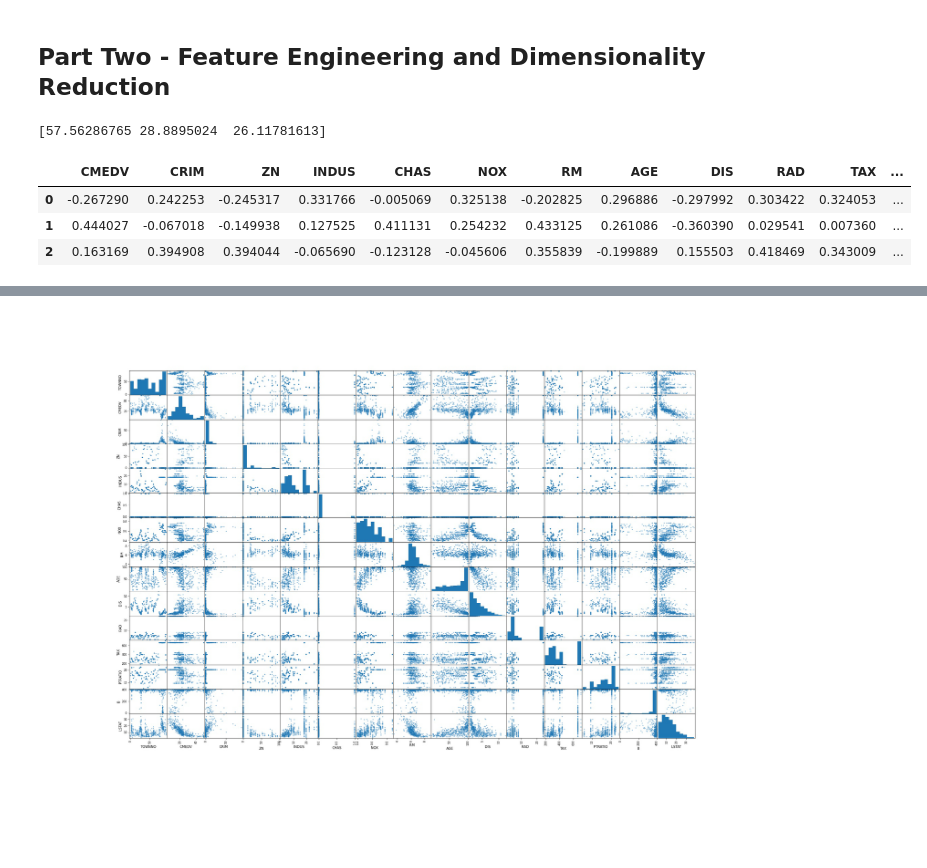
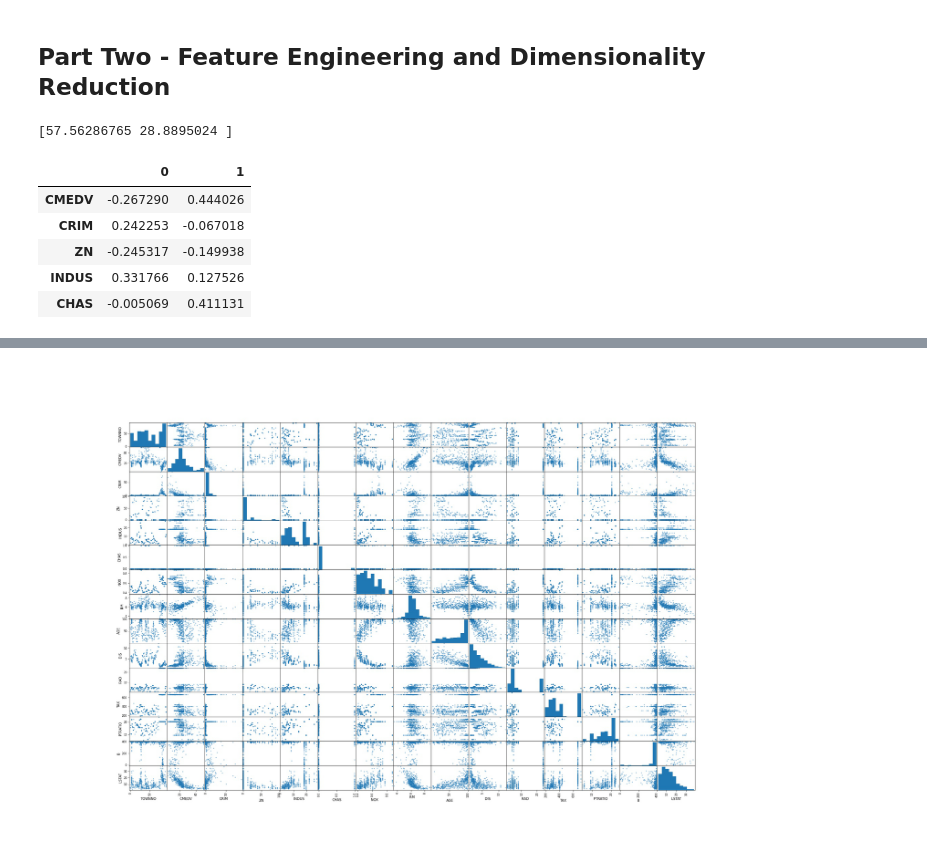
Before and after one commit to SamtheSaint/AIHACK21, a Jupyter notebook: boston.ipynb, the cells around one changed output, grey strips where cells are left out. Saved outputs shown, nothing was run; the diff lists cells and outputs as text; code cells hidden in the pictures; blank space fills up the shorter version.

```diff
--- a/boston.ipynb
+++ b/boston.ipynb
@@ -99,16 +45,18 @@ from sklearn.decomposition import PCA
 from sklearn import preprocessing
 data_scaled = pd.DataFrame(preprocessing.scale(data), columns=data.columns)
 
-pca = PCA(n_components=3)
+pca = PCA(n_components=2)
 pca.fit_transform(data_scaled)
 print(pca.singular_values_)
 # %% [output]
-[57.56286765 28.8895024  26.11781613]
+[57.56286765 28.8895024 ]
 # %%
-reduced_data = pd.DataFrame(pca.components_, columns=data.columns)
+reduced_data = pd.DataFrame(pca.components_.T, index=data.columns)
 reduced_data.head()
 # %% [output]
-|  | CMEDV | CRIM | ZN | INDUS | CHAS | NOX | RM | AGE | DIS | RAD | TAX | ... |
-| 0 | -0.267290 | 0.242253 | -0.245317 | 0.331766 | -0.005069 | 0.325138 | -0.202825 | 0.296886 | -0.297992 | 0.303422 | 0.324053 | ... |
-| 1 | 0.444027 | -0.067018 | -0.149938 | 0.127525 | 0.411131 | 0.254232 | 0.433125 | 0.261086 | -0.360390 | 0.029541 | 0.007360 | ... |
-| 2 | 0.163169 | 0.394908 | 0.394044 | -0.065690 | -0.123128 | -0.045606 | 0.355839 | -0.199889 | 0.155503 | 0.418469 | 0.343009 | ... |
+|  | 0 | 1 |
+| CMEDV | -0.267290 | 0.444026 |
+| CRIM | 0.242253 | -0.067018 |
+| ZN | -0.245317 | -0.149938 |
+| INDUS | 0.331766 | 0.127526 |
+| CHAS | -0.005069 | 0.411131 |
```
Also changed, not shown: parts of 15 cells of this notebook.
